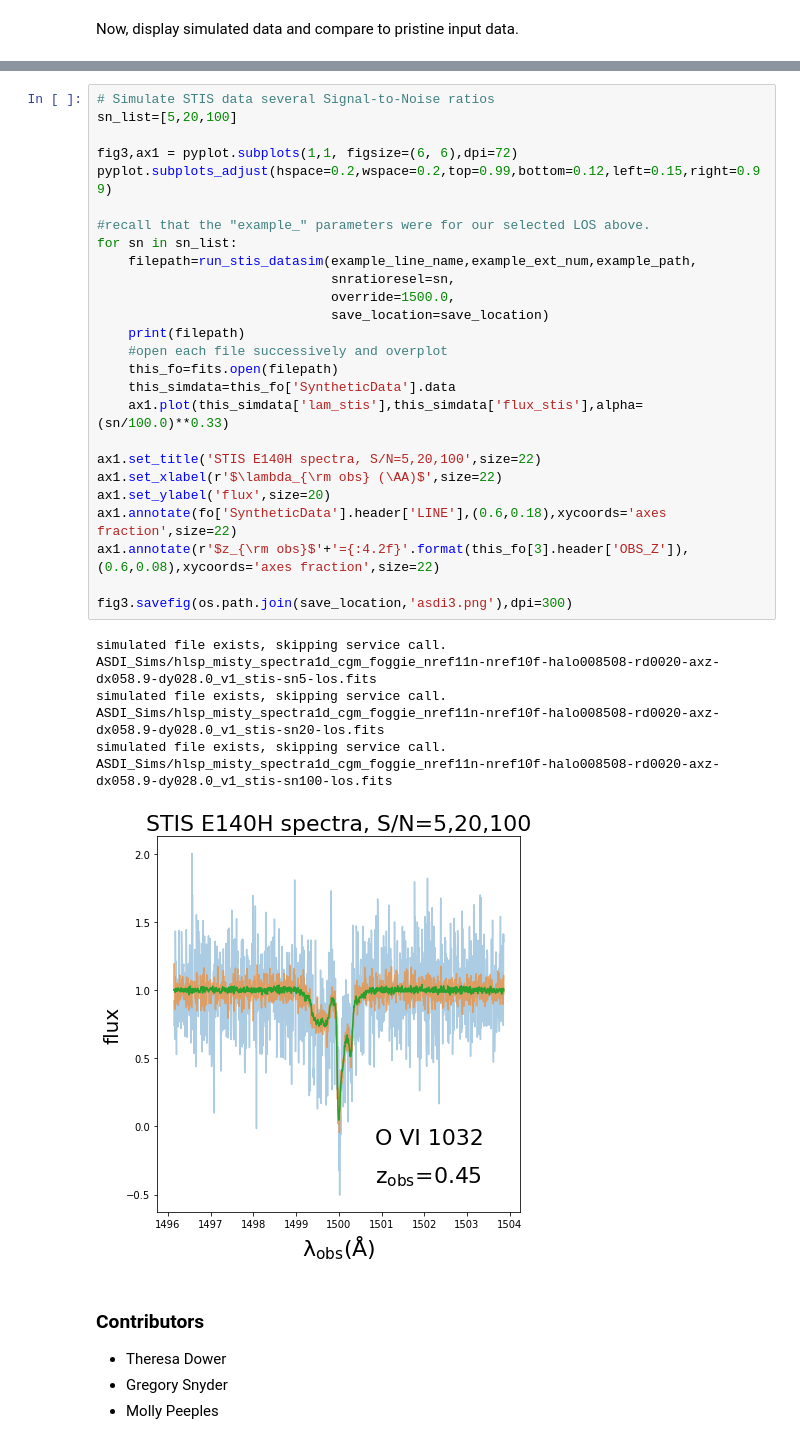
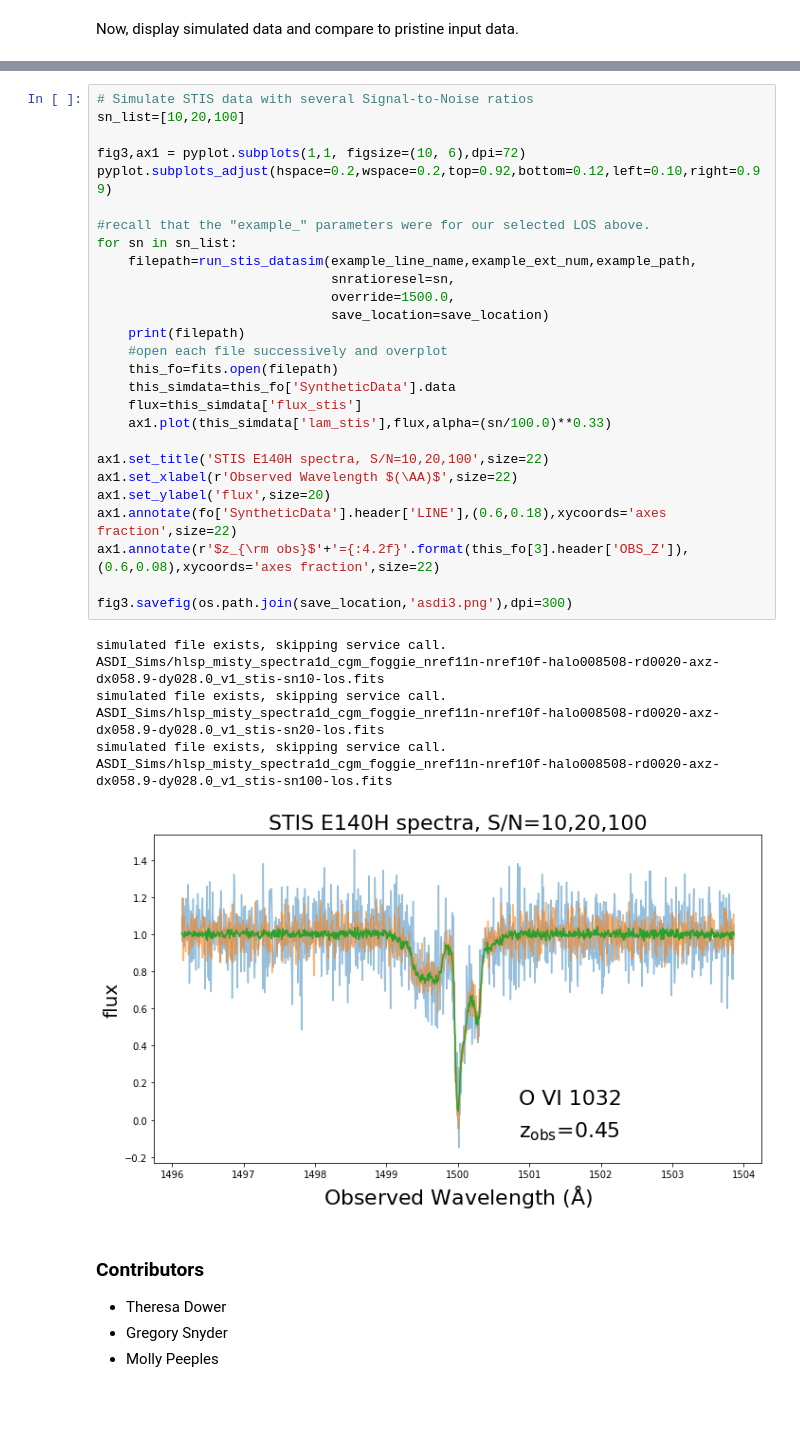
Before and after one commit to gsnyder206/notebooks, a Jupyter notebook: notebooks/MAST/ASDI/ASDI_AAS235_services-demo/ASDI_TAP_and_Fabric_Demo_Cases.ipynb, the cells around one changed output, grey strips where cells are left out. Saved outputs shown, nothing was run; the diff lists cells and outputs as text; blank space fills up the shorter version.

```diff
--- a/notebooks/MAST/ASDI/ASDI_AAS235_services-demo/ASDI_TAP_and_Fabric_Demo_Cases.ipynb
+++ b/notebooks/MAST/ASDI/ASDI_AAS235_services-demo/ASDI_TAP_and_Fabric_Demo_Cases.ipynb
@@ -339,39 +347,40 @@ def run_stis_datasim(line_name,ext_num,path,snratioresel=25,override=False,save_
 
     return stis_file_path
 # %%
-# Simulate STIS data several Signal-to-Noise ratios
-sn_list=[5,20,100]
+# Simulate STIS data with several Signal-to-Noise ratios
+sn_list=[10,20,100]
 
-fig3,ax1 = pyplot.subplots(1,1, figsize=(6, 6),dpi=72)
-pyplot.subplots_adjust(hspace=0.2,wspace=0.2,top=0.99,bottom=0.12,left=0.15,right=0.99)
+fig3,ax1 = pyplot.subplots(1,1, figsize=(10, 6),dpi=72)
+pyplot.subplots_adjust(hspace=0.2,wspace=0.2,top=0.92,bottom=0.12,left=0.10,right=0.99)
 
 #recall that the "example_" parameters were for our selected LOS above.
 for sn in sn_list:
     filepath=run_stis_datasim(example_line_name,example_ext_num,example_path,
                               snratioresel=sn,
                               override=1500.0,
                               save_location=save_location)
     print(filepath)
     #open each file successively and overplot
     this_fo=fits.open(filepath)
     this_simdata=this_fo['SyntheticData'].data
-    ax1.plot(this_simdata['lam_stis'],this_simdata['flux_stis'],alpha=(sn/100.0)**0.33)
+    flux=this_simdata['flux_stis']
+    ax1.plot(this_simdata['lam_stis'],flux,alpha=(sn/100.0)**0.33)
 
-ax1.set_title('STIS E140H spectra, S/N=5,20,100',size=22)
-ax1.set_xlabel(r'$\lambda_{\rm obs} (\AA)$',size=22)
+ax1.set_title('STIS E140H spectra, S/N=10,20,100',size=22)
+ax1.set_xlabel(r'Observed Wavelength $(\AA)$',size=22)
 ax1.set_ylabel('flux',size=20)
 ax1.annotate(fo['SyntheticData'].header['LINE'],(0.6,0.18),xycoords='axes fraction',size=22)
 ax1.annotate(r'$z_{\rm obs}$'+'={:4.2f}'.format(this_fo[3].header['OBS_Z']),(0.6,0.08),xycoords='axes fraction',size=22)
 
 fig3.savefig(os.path.join(save_location,'asdi3.png'),dpi=300)
 # %% [output]
 simulated file exists, skipping service call.
-ASDI_Sims/hlsp_misty_spectra1d_cgm_foggie_nref11n-nref10f-halo008508-rd0020-axz-dx058.9-dy028.0_v1_stis-sn5-los.fits
+ASDI_Sims/hlsp_misty_spectra1d_cgm_foggie_nref11n-nref10f-halo008508-rd0020-axz-dx058.9-dy028.0_v1_stis-sn10-los.fits
 simulated file exists, skipping service call.
 ASDI_Sims/hlsp_misty_spectra1d_cgm_foggie_nref11n-nref10f-halo008508-rd0020-axz-dx058.9-dy028.0_v1_stis-sn20-los.fits
 simulated file exists, skipping service call.
 ASDI_Sims/hlsp_misty_spectra1d_cgm_foggie_nref11n-nref10f-halo008508-rd0020-axz-dx058.9-dy028.0_v1_stis-sn100-los.fits
-[figure, old version]
+[figure, new version]
 # %% [markdown]
 ### Contributors
 * Theresa Dower
```
Also changed, not shown: parts of 3 cells of this notebook.
